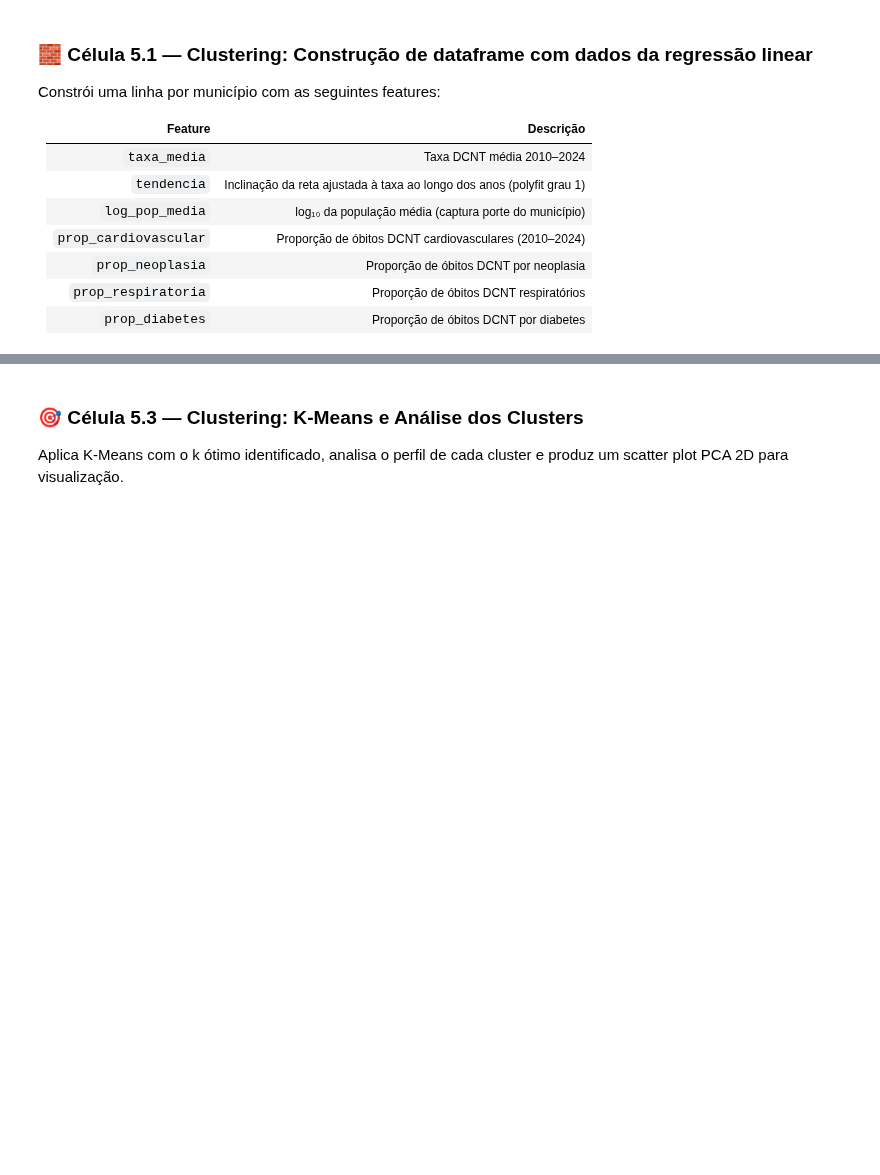
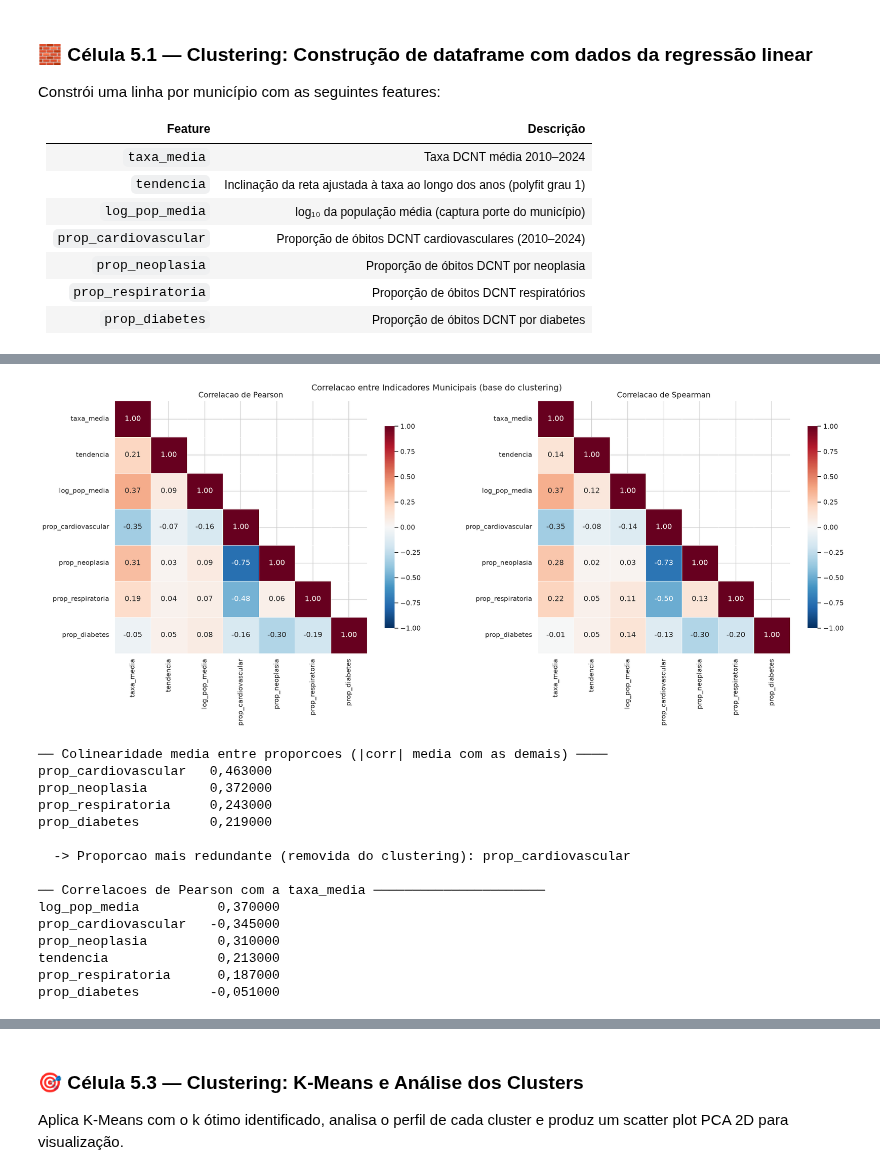
Before and after one commit to RodrigoVelez/mpti-cd_202601-projeto, a Jupyter notebook: projeto_cd_2026_01.ipynb, the cells around one changed output, grey strips where cells are left out. Saved outputs shown, nothing was run; the diff lists cells and outputs as text; code cells hidden in the pictures; blank space fills up the shorter version.

Commit message:
semana 4

```diff
--- a/projeto_cd_2026_01.ipynb
+++ b/projeto_cd_2026_01.ipynb
@@ -2303,3 +2106,57 @@ max   2.361,239000    86,856000       7,076000             1,000000        1,000
+# %%
+# ── Semana 4 / 4.6: EDA — Correlações entre Indicadores Municipais ────────────
+# Usa a feature matrix COMPLETA (antes do filtro de estabilidade da 5.2).
+# Duplo papel: (1) cumpre a etapa de correlacoes da EDA; (2) diagnostica a
+# redundancia composicional das proporcoes para escolher DROP_PROP no clustering.
+
+CORR_COLS = ['taxa_media', 'tendencia', 'log_pop_media'] + prop_cols
+
+corr_pearson  = features[CORR_COLS].corr(method='pearson')
+corr_spearman = features[CORR_COLS].corr(method='spearman')
+
+fig, axes = plt.subplots(1, 2, figsize=(20, 8))
+for ax, corr, titulo in [(axes[0], corr_pearson, 'Pearson'),
+                         (axes[1], corr_spearman, 'Spearman')]:
+    mask = np.triu(np.ones_like(corr, dtype=bool), k=1)
+    sns.heatmap(corr, mask=mask, annot=True, fmt='.2f', cmap='RdBu_r',
+                center=0, vmin=-1, vmax=1, square=True, linewidths=.5,
+                cbar_kws={'shrink': .8}, ax=ax)
+    ax.set_title(f'Correlacao de {titulo}', fontsize=13)
+plt.suptitle('Correlacao entre Indicadores Municipais (base do clustering)', fontsize=14)
+plt.tight_layout()
+plt.savefig(OURO_DIR / 'eda_correlacao.png', dpi=130, bbox_inches='tight')
+plt.show()
+
+# ── Diagnostico de redundancia composicional entre as proporcoes ──────────────
+# A proporcao mais colinear (maior |correlacao| media com as demais) e a candidata
+# a ser removida do conjunto de features do clustering.
+prop_corr = features[prop_cols].corr().abs()
+_mask_offdiag = ~np.eye(len(prop_cols), dtype=bool)
+colinearidade = prop_corr.where(_mask_offdiag).mean()
+DROP_PROP = colinearidade.idxmax()
+
+print('── Colinearidade media entre proporcoes (|corr| media com as demais) ────')
+print(colinearidade.sort_values(ascending=False).round(3).to_string())
+print(f'\n  -> Proporcao mais redundante (removida do clustering): {DROP_PROP}')
+print('\n── Correlacoes de Pearson com a taxa_media ──────────────────────')
+print(corr_pearson['taxa_media'].drop('taxa_media').sort_values(key=abs, ascending=False).round(3).to_string())
+# %% [output]
+[figure, added]
+── Colinearidade media entre proporcoes (|corr| media com as demais) ────
+prop_cardiovascular   0,463000
+prop_neoplasia        0,372000
+prop_respiratoria     0,243000
+prop_diabetes         0,219000
+
+  -> Proporcao mais redundante (removida do clustering): prop_cardiovascular
+
+── Correlacoes de Pearson com a taxa_media ──────────────────────
+log_pop_media          0,370000
+prop_cardiovascular   -0,345000
+prop_neoplasia         0,310000
+tendencia              0,213000
+prop_respiratoria      0,187000
+prop_diabetes         -0,051000
 # %% [markdown]
 ### 📐 Célula 5.2 — Clustering: Normalização e Determinação do k
 
```
Also changed, not shown: parts of 27 cells of this notebook, 8 other files.
